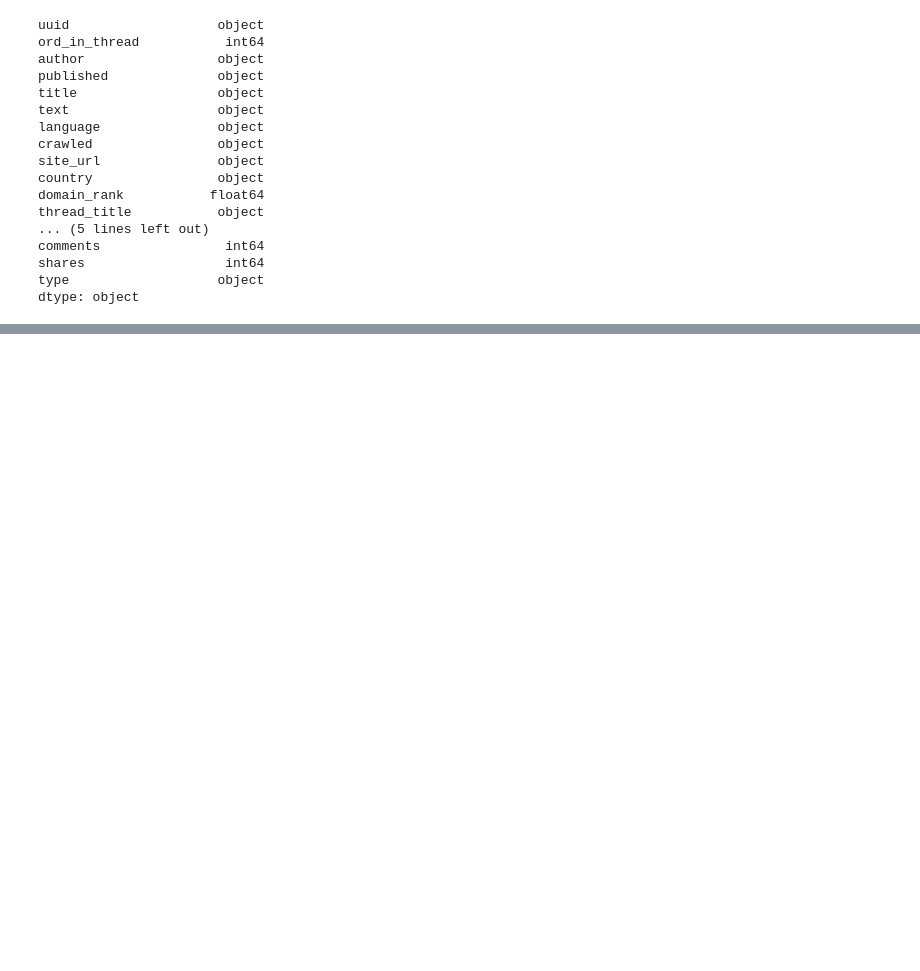
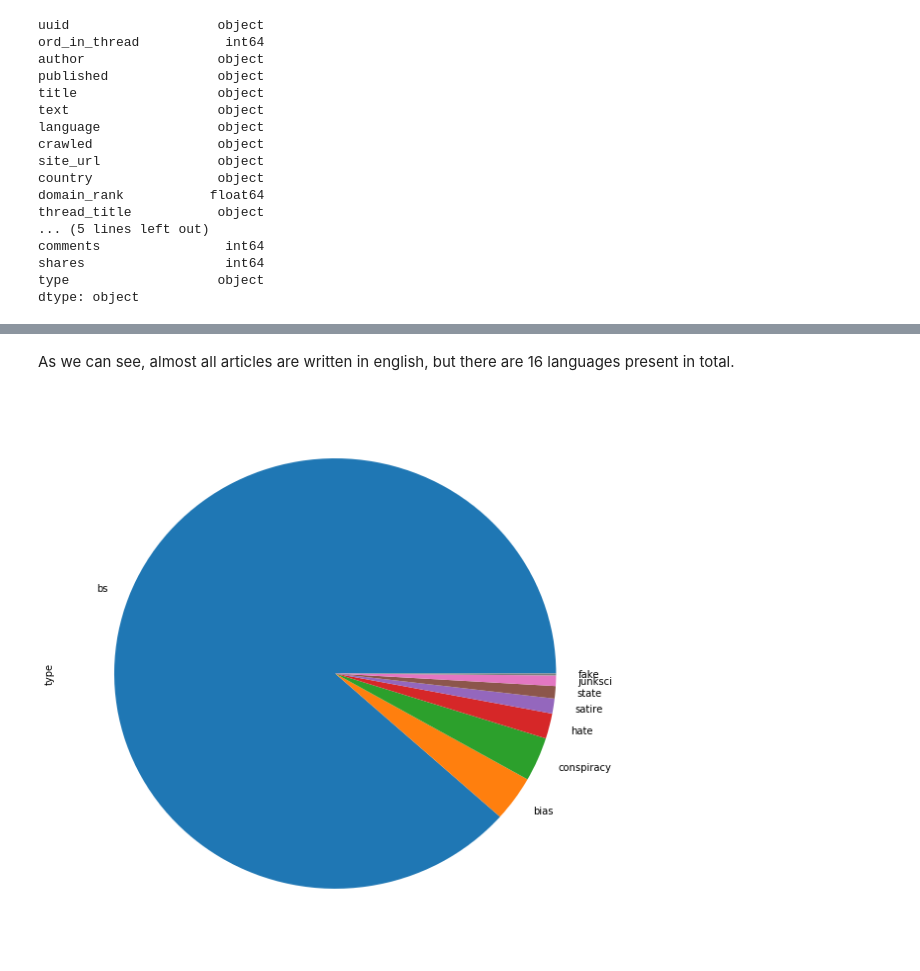
Before and after one commit to claramoreirag/FEUP-PRI, a Jupyter notebook: data_analysis.ipynb, the cells around one changed output, grey strips where cells are left out. Saved outputs shown, nothing was run; the diff lists cells and outputs as text; code cells hidden in the pictures; blank space fills up the shorter version.

```diff
--- a/data_analysis.ipynb
+++ b/data_analysis.ipynb
@@ -63,0 +86,7 @@ dtype: object
+# %% [markdown]
+As we can see, almost all articles are written in english, but there are 16 languages present in total.
+# %%
+fake['type'].value_counts().plot(kind='pie',figsize=(10,10))
+plt.savefig('typeGraph.png')
+# %% [output]
+[figure, added]
```
Also changed, not shown: parts of 9 cells of this notebook, 7 other files.
